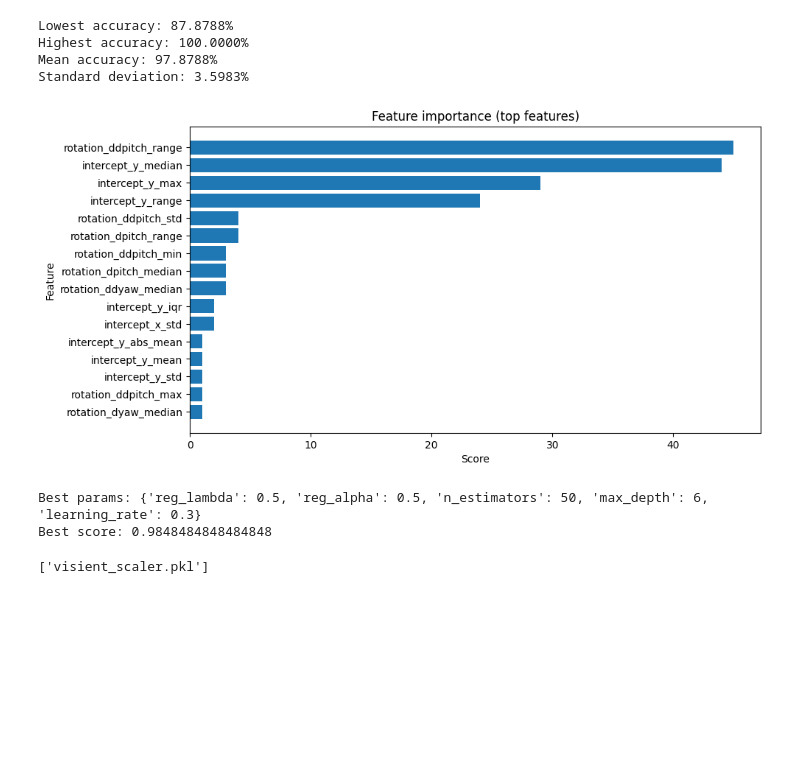
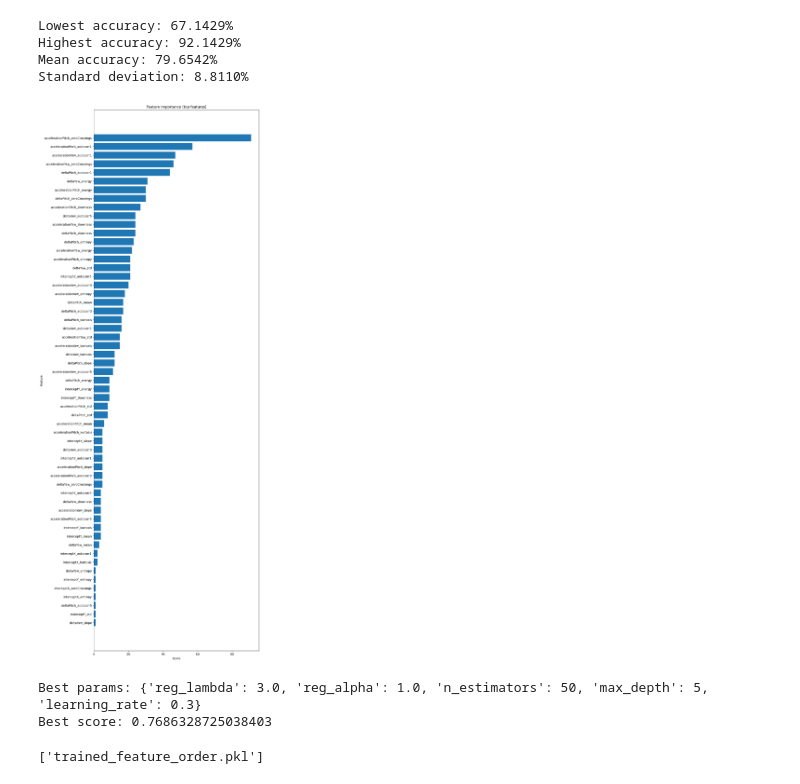
Before and after one commit to infinitesm/AimAware, a Jupyter notebook: visient-training/model_training.ipynb, the cells around one changed output. Saved outputs shown, nothing was run; the diff lists cells and outputs as text; code cells hidden in the pictures; blank space fills up the shorter version.

```diff
--- a/visient-training/model_training.ipynb
+++ b/visient-training/model_training.ipynb
@@ -87,29 +32,29 @@ stats_df.head()
 # %%
 from sklearn.preprocessing import StandardScaler
 
-# As is standard, we apply standard scaling. This ensures features contribute somewhat equally, improves convergence speed, and helps with noise issues.
-# Also, it improves consistency between test predictions and live environment predictions.
+# As is standard, we apply standard scaling. This ensures features contribute somewhat equally, improves convergence speed, and helps with noise issues. Also, it improves consistency between test predictions and live environment predictions.
 scaler = StandardScaler()
 
-# Since this is a binary classification task and we have 4 classes in the dataset, we need the classes to differentiate human vs. aimbot.
-stats_df['binary_class'] = (stats_df['class'] == 'human').astype(int)
+# Ultimately binary classification task so include binary class column.
+features_df['human'] = (features_df['config'].str.contains('human', case=False)).astype(int)
 
-X_df = stats_df.drop(columns=['class','binary_class'])
+# Features only
+X_df = features_df.drop(columns=['human','config'])
+
+# Feature columns, we need to keep this to ensure we get the same order when posting to inference server.
+feature_columns = X_df.columns.tolist()
 
 # We add some artificial noise. Noise helps reduce overfitting and improves generalization by increasing randomness in the data set.
 # Noise helps the model generalize on macro patterns instead of overfitting on microscopic patterns.
 # Although, the compression to statistical metrics kind of smooths everything out for us already.
+# Dataset is more of an issue than noise/scaling. Right now the dataset is not diverse enough to be usable in production.
+# I am sure with a larger, diverse dataset, this model & data format could face challenges.
 X_df = X_df + np.random.normal(0, 0.05, X_df.shape)
 
-# Apply the scaling
+# Apply the standard scaling. This just makes the numbers easier for the model to work with, basically.
 X_df = scaler.fit_transform(X_df)
 
-# These are our labels
-y_series = stats_df['binary_class']
-
 # Here we convert back to a DataFrame because we want to visualize feature importance with labels later.
-feature_columns = [col for col in stats_dict if col != "class" and col != "binary_class"]
 X_df = pd.DataFrame(X_df, columns=feature_columns)
-
-X_df.head()
+X_df.shape, features_df['config'].value_counts()
 # %% [output]
@@ -123,15 +78,13 @@ X_df.head()
 # %%
 from sklearn.model_selection import train_test_split
 
-# Create the train test split.
-# Stratify removes class imbalance (critical for binary classification tasks). Otherwise, the model may learn that predicting one class minimizes loss.
-# Random state is used to ensure consistency during testing.
+# Create the train test split.Stratify removes class imbalance (critical for binary classification tasks). Otherwise, the model may learn that predicting one class minimizes loss. Random state is used to ensure consistency during testing.
 X_train, X_test, y_train, y_test = train_test_split(
     X_df,
-    y_series,
+    features_df['human'],
     test_size = 0.2,
     random_state=42,
-    stratify=y_series
+    stratify=features_df['config'] # Make sure the model evenly splits amongst ALL classes, not just binary class.
 )
 # %%
 import xgboost as xgb
@@ -143,14 +96,16 @@ import xgboost as xgb
 # Learning rate is a tradeoff, you need a fine balance between speed and not overshooting minima in the loss gradient.
 # Estimators = trees, we have 100 decision trees.
 # L2 regularization helps reduce overfitting by reducing leaf weights on our decision trees. This prevents a few leaves from being too dominant in the classification.
+# You may criticize these parameter choices however these are best according to GridSearch hyperoptimization.
+# I reiterate again that the parameter or architecture choice does not make any difference compared to dataset improvement!!
 classifier = xgb.XGBClassifier(
     objective='binary:logistic',
     eval_metric='logloss',
     random_state=42,
-    max_depth=5,
+    max_depth=2,
     learning_rate = 0.05,
-    n_estimators = 50,
-    reg_alpha=1.0,
+    n_estimators = 300,
+    reg_alpha=0.1,
     reg_lambda=2.0
 )
 
@@ -196,54 +224,53 @@ from sklearn.model_selection import cross_val_score
 scores = cross_val_score(
     classifier,
     X_df,
-    y_series,
+    features_df['human'],
     cv=10,
     scoring='accuracy'
 )
 
-# On 10 different cross validation folds, we got pretty good accuracy!
+# On 10 different cross validation folds, we got pretty good accuracy! 80% is not too bad, again can be taken care of with thresholding.
 print(f'Lowest accuracy: {(scores.min() * 100):.4f}%')
 print(f'Highest accuracy: {(scores.max() * 100):.4f}%')
 print(f'Mean accuracy: {(scores.mean() * 100):.4f}%')
 print(f'Standard deviation: {(scores.std() * 100):.4f}%')
 # %% [output]
-Lowest accuracy: 87.8788%
-Highest accuracy: 100.0000%
-Mean accuracy: 97.8788%
-Standard deviation: 3.5983%
+Lowest accuracy: 67.1429%
+Highest accuracy: 92.1429%
+Mean accuracy: 79.6542%
+Standard deviation: 8.8110%
 # %%
 import pandas as pd
 import matplotlib.pyplot as plt
-import numpy as np
 
 # Get importance dictionary from the trained booster
 importance_dict = classifier.get_booster().get_score(importance_type='weight')
 
 # Convert the dictionary to a DataFrame
 importance_df = pd.DataFrame({
     'feature': list(importance_dict.keys()),
     'fscore': list(importance_dict.values())
 })
 
 importance_df['fscore'] = importance_df['fscore'].astype(float)
 importance_df = importance_df.sort_values(by='fscore', ascending=True)
 
 # Plot the feature importance graph
-plt.figure(figsize=(10, len(feature_columns) * 0.1))
+plt.figure(figsize=(10, len(feature_columns) * 0.5))
 bars = plt.barh(
     importance_df['feature'],
     importance_df['fscore']
 )
 
 # You will see that some features are very dominant especially on the Y-axis.
 # This makes sense as there is generally more difference between how aimbots and humans aim on this axis.
 # Due to the nature of aiming, humans and aimbots both require more horizontal movement, leading to more variation and crossover between the two.
 plt.xlabel('Score')
 plt.ylabel('Feature')
 plt.title('Feature importance (top features)')
 plt.show()
 # %% [output]
-[figure, old version]
+[figure, new version]
 # %%
 from sklearn.model_selection import RandomizedSearchCV
 
@@ -265,21 +292,22 @@ random_search = RandomizedSearchCV(
     random_state=42
 )
 
-random_search.fit(X_df, y_series)
+random_search.fit(X_df, features_df['human'])
 
 print("Best params:", random_search.best_params_)
 print("Best score:", random_search.best_score_)
 # %% [output]
-Best params: {'reg_lambda': 0.5, 'reg_alpha': 0.5, 'n_estimators': 50, 'max_depth': 6, 'learning_rate': 0.3}
-Best score: 0.9848484848484848
+Best params: {'reg_lambda': 3.0, 'reg_alpha': 1.0, 'n_estimators': 50, 'max_depth': 5, 'learning_rate': 0.3}
+Best score: 0.7686328725038403
 # %%
 import joblib
 
-# We need to save our model AND the scaler (so we can load our model and apply the exact same scaling live)
+# We need to save our model, scaler, and feature order to load on the inference server.
 joblib.dump(classifier, "visient_model.pkl")
 joblib.dump(scaler, "visient_scaler.pkl")
+joblib.dump(feature_columns, "trained_feature_order.pkl")
 # %% [output]
-['visient_scaler.pkl']
+['trained_feature_order.pkl']
 # %%
 import numpy as np
 import matplotlib.pyplot as plt
```
Also changed, not shown: parts of 11 cells of this notebook, 28 other files.
